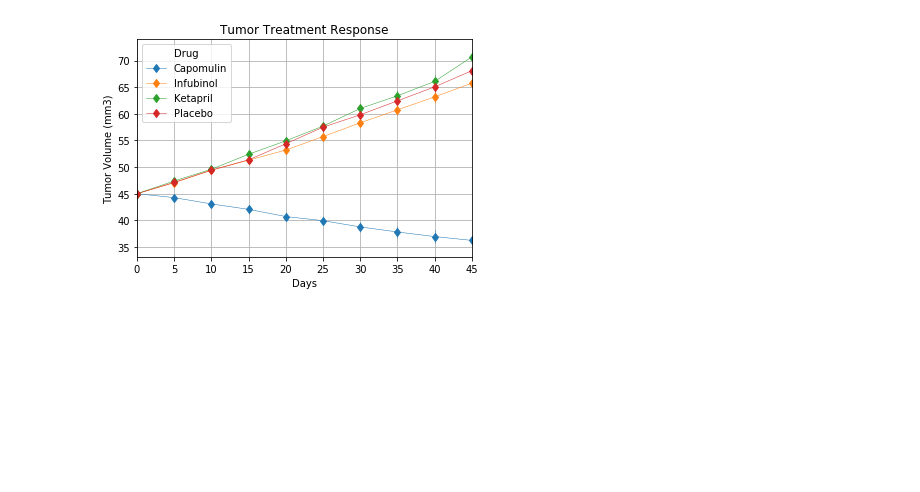
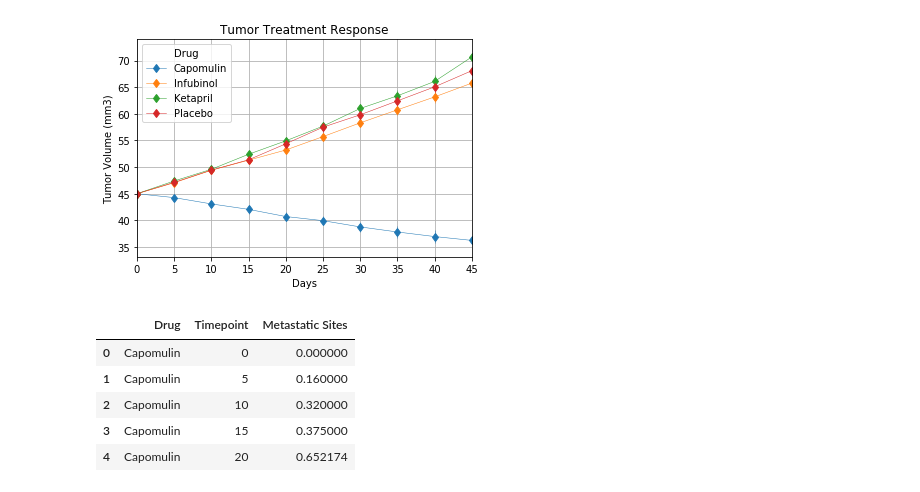
Before and after one commit to pro4424/matplotlib-challenge, a Jupyter notebook: Pymaceuticals/pymaceuticals.ipynb, the cells around one changed output. Drawn from its saved outputs; the diff is of its cells as text; code cells hidden in the pictures; blank space fills up the shorter version.

```diff
--- a/Pymaceuticals/pymaceuticals.ipynb
+++ b/Pymaceuticals/pymaceuticals.ipynb
@@ -225,3 +225,19 @@ plt.savefig("TumorPlots.png")
 plt.show()
 # %% [output]
 [figure]
+# %%
+
+# Store the Mean Met. Site Data Grouped by Drug and Timepoint
+
+met_mean_df = pd.DataFrame(data_combined.groupby(['Drug', 'Timepoint'])['Metastatic Sites'].mean())
+met_mean_df = met_mean_df.reset_index()
+
+# Preview DataFrame
+met_mean_df.head()
+# %% [output]
+|  | Drug | Timepoint | Metastatic Sites |
+| 0 | Capomulin | 0 | 0.000000 |
+| 1 | Capomulin | 5 | 0.160000 |
+| 2 | Capomulin | 10 | 0.320000 |
+| 3 | Capomulin | 15 | 0.375000 |
+| 4 | Capomulin | 20 | 0.652174 |
```
Also changed, not shown: parts of 2 cells of this notebook, 1 other file.
